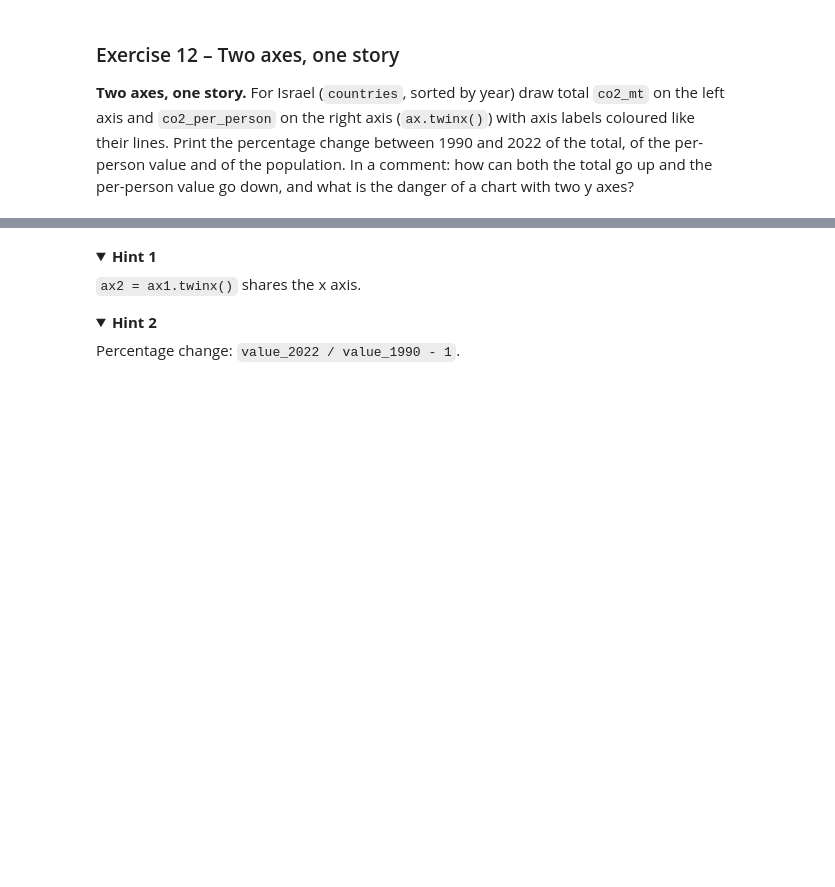
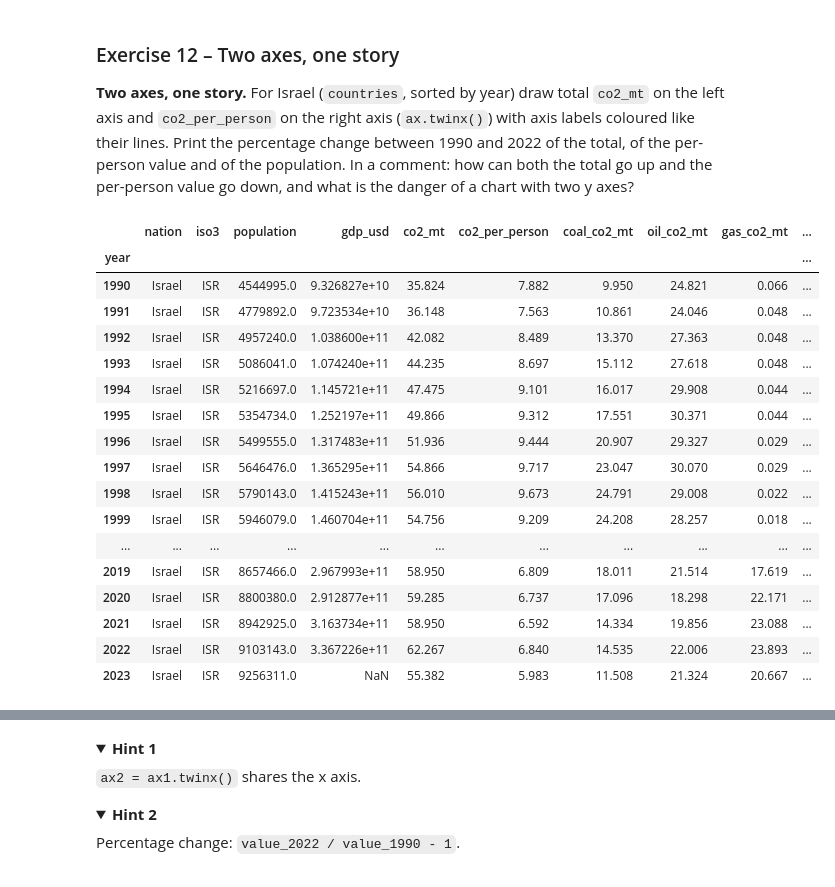
Before and after one commit to OrangeBoop/Lab02, a Jupyter notebook: Lab3/Lab3-Persky Idan 215548512 , Golan Amir 216264333.ipynb, the cells around one changed output, grey strips where cells are left out. Cells and saved outputs as stored; diff of their text form; code cells hidden in the pictures; folded sections open; blank space fills up the shorter version.

```diff
--- a/Lab3/Lab3-Persky Idan 215548512 , Golan Amir 216264333.ipynb
+++ b/Lab3/Lab3-Persky Idan 215548512 , Golan Amir 216264333.ipynb
@@ -685,5 +685,26 @@ Sort ascending before plotting: the first row is drawn at the bottom.
 
 **Two axes, one story.** For Israel (`countries`, sorted by year) draw total `co2_mt` on the left axis and `co2_per_person` on the right axis (`ax.twinx()`) with axis labels coloured like their lines. Print the percentage change between 1990 and 2022 of the total, of the per-person value and of the population.
 In a comment: how can both the total go up and the per-person value go down, and what is the danger of a chart with two y axes?
+# %%
+israel_masked
+# %% [output]
+|  | nation | iso3 | population | gdp_usd | co2_mt | co2_per_person | coal_co2_mt | oil_co2_mt | gas_co2_mt | ... |
+| year |  |  |  |  |  |  |  |  |  | ... |
+| 1990 | Israel | ISR | 4544995.0 | 9.326827e+10 | 35.824 | 7.882 | 9.950 | 24.821 | 0.066 | ... |
+| 1991 | Israel | ISR | 4779892.0 | 9.723534e+10 | 36.148 | 7.563 | 10.861 | 24.046 | 0.048 | ... |
+| 1992 | Israel | ISR | 4957240.0 | 1.038600e+11 | 42.082 | 8.489 | 13.370 | 27.363 | 0.048 | ... |
+| 1993 | Israel | ISR | 5086041.0 | 1.074240e+11 | 44.235 | 8.697 | 15.112 | 27.618 | 0.048 | ... |
+| 1994 | Israel | ISR | 5216697.0 | 1.145721e+11 | 47.475 | 9.101 | 16.017 | 29.908 | 0.044 | ... |
+| 1995 | Israel | ISR | 5354734.0 | 1.252197e+11 | 49.866 | 9.312 | 17.551 | 30.371 | 0.044 | ... |
+| 1996 | Israel | ISR | 5499555.0 | 1.317483e+11 | 51.936 | 9.444 | 20.907 | 29.327 | 0.029 | ... |
+| 1997 | Israel | ISR | 5646476.0 | 1.365295e+11 | 54.866 | 9.717 | 23.047 | 30.070 | 0.029 | ... |
+| 1998 | Israel | ISR | 5790143.0 | 1.415243e+11 | 56.010 | 9.673 | 24.791 | 29.008 | 0.022 | ... |
+| 1999 | Israel | ISR | 5946079.0 | 1.460704e+11 | 54.756 | 9.209 | 24.208 | 28.257 | 0.018 | ... |
+| ... | ... | ... | ... | ... | ... | ... | ... | ... | ... | ... |
+| 2019 | Israel | ISR | 8657466.0 | 2.967993e+11 | 58.950 | 6.809 | 18.011 | 21.514 | 17.619 | ... |
+| 2020 | Israel | ISR | 8800380.0 | 2.912877e+11 | 59.285 | 6.737 | 17.096 | 18.298 | 22.171 | ... |
+| 2021 | Israel | ISR | 8942925.0 | 3.163734e+11 | 58.950 | 6.592 | 14.334 | 19.856 | 23.088 | ... |
+| 2022 | Israel | ISR | 9103143.0 | 3.367226e+11 | 62.267 | 6.840 | 14.535 | 22.006 | 23.893 | ... |
+| 2023 | Israel | ISR | 9256311.0 | NaN | 55.382 | 5.983 | 11.508 | 21.324 | 20.667 | ... |
 # %%
 # Write your code here
```
Also changed, not shown: parts of 2 cells of this notebook.
